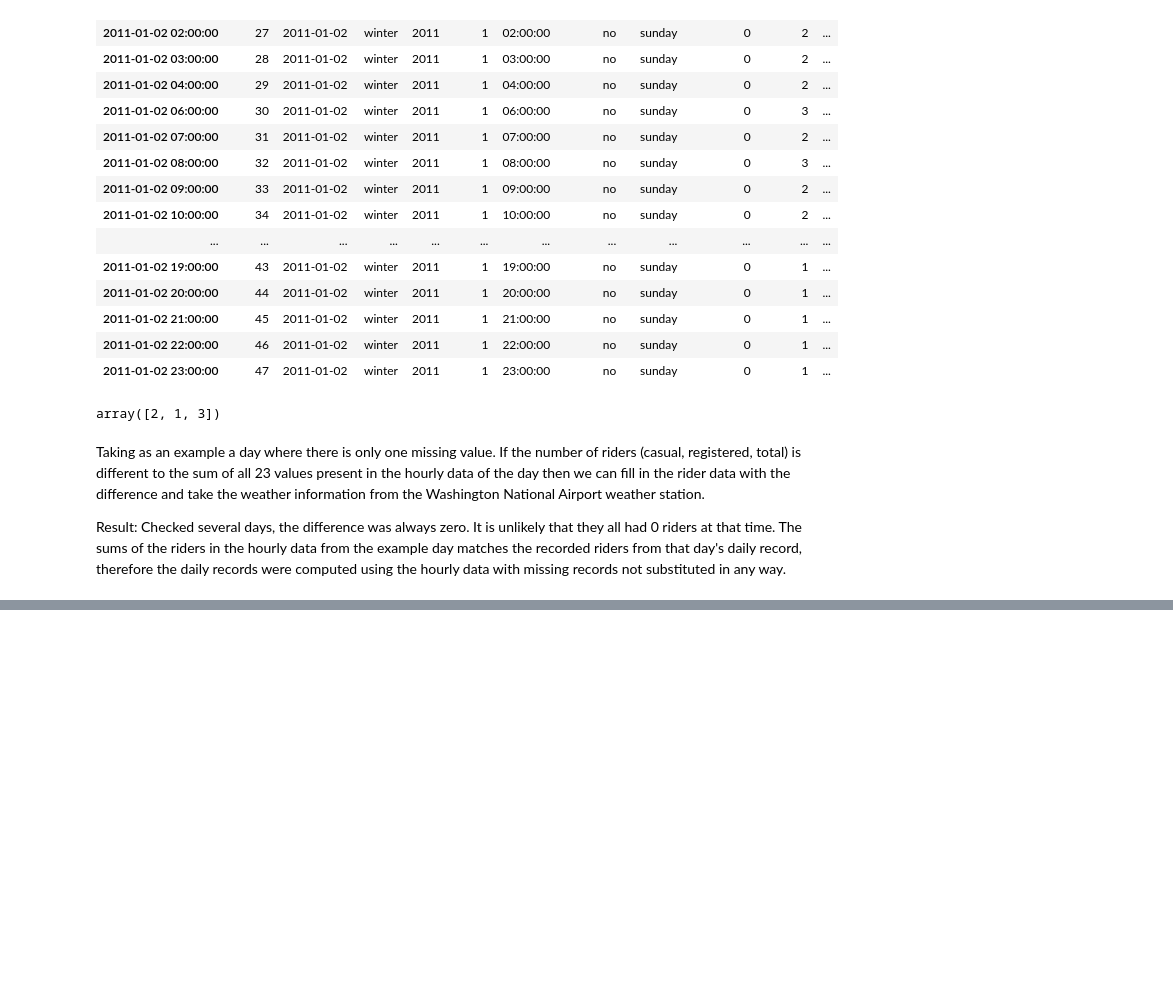
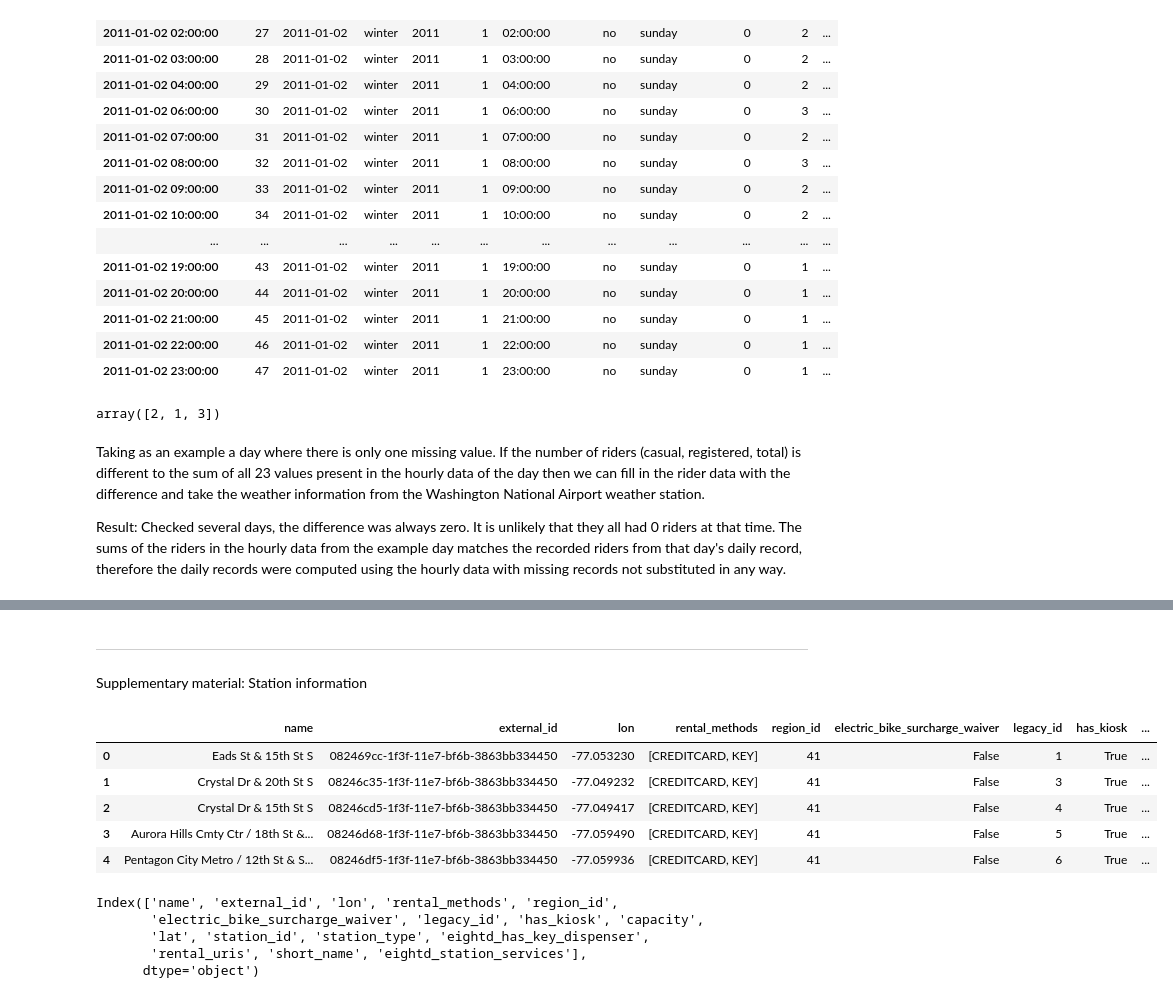
Before and after one commit to jmb-oddbook/bikes_project, a Jupyter notebook: bikes_eda_fin.ipynb, the cells around one changed output, grey strips where cells are left out. Cells and saved outputs as stored; diff of their text form; code cells hidden in the pictures; blank space fills up the shorter version.

```diff
--- a/bikes_eda_fin.ipynb
+++ b/bikes_eda_fin.ipynb
@@ -529,0 +783,28 @@ daily_core.to_csv('data/mod_dataday_mod.csv', index=False)
+# %% [markdown]
+<hr>
+
+Supplementary material: Station information
+# %%
+# Get station information from json file
+
+with open('data/cbs_data/station_information.json', 'r') as json_file:
+	json_load = json.load(json_file)
+
+station_info = pd.DataFrame(json_load['data']['stations'])
+# %%
+station_info.head()
+# %% [output]
+|  | name | external_id | lon | rental_methods | region_id | electric_bike_surcharge_waiver | legacy_id | has_kiosk | ... |
+| 0 | Eads St & 15th St S | 082469cc-1f3f-11e7-bf6b-3863bb334450 | -77.053230 | [CREDITCARD, KEY] | 41 | False | 1 | True | ... |
+| 1 | Crystal Dr & 20th St S | 08246c35-1f3f-11e7-bf6b-3863bb334450 | -77.049232 | [CREDITCARD, KEY] | 41 | False | 3 | True | ... |
+| 2 | Crystal Dr & 15th St S | 08246cd5-1f3f-11e7-bf6b-3863bb334450 | -77.049417 | [CREDITCARD, KEY] | 41 | False | 4 | True | ... |
+| 3 | Aurora Hills Cmty Ctr / 18th St &... | 08246d68-1f3f-11e7-bf6b-3863bb334450 | -77.059490 | [CREDITCARD, KEY] | 41 | False | 5 | True | ... |
+| 4 | Pentagon City Metro / 12th St & S... | 08246df5-1f3f-11e7-bf6b-3863bb334450 | -77.059936 | [CREDITCARD, KEY] | 41 | False | 6 | True | ... |
+# %%
+station_info.columns
+# %% [output]
+Index(['name', 'external_id', 'lon', 'rental_methods', 'region_id',
+       'electric_bike_surcharge_waiver', 'legacy_id', 'has_kiosk', 'capacity',
+       'lat', 'station_id', 'station_type', 'eightd_has_key_dispenser',
+       'rental_uris', 'short_name', 'eightd_station_services'],
+      dtype='object')
```
Also changed, not shown: parts of 34 cells of this notebook, 7 other files.
